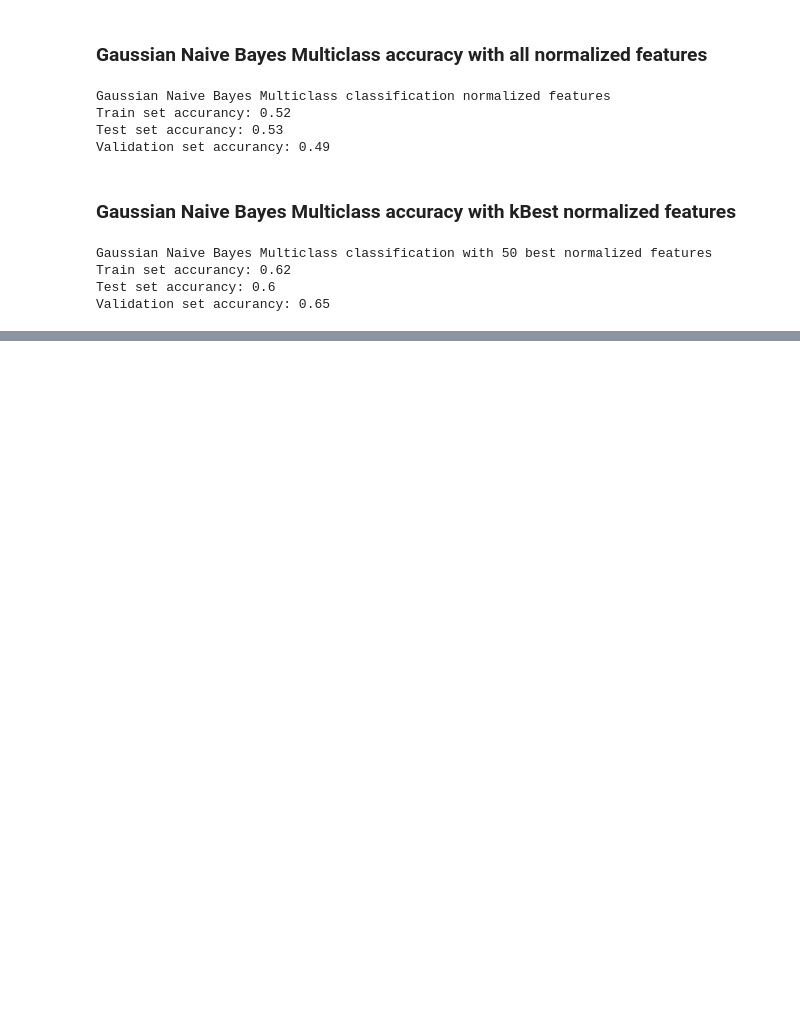
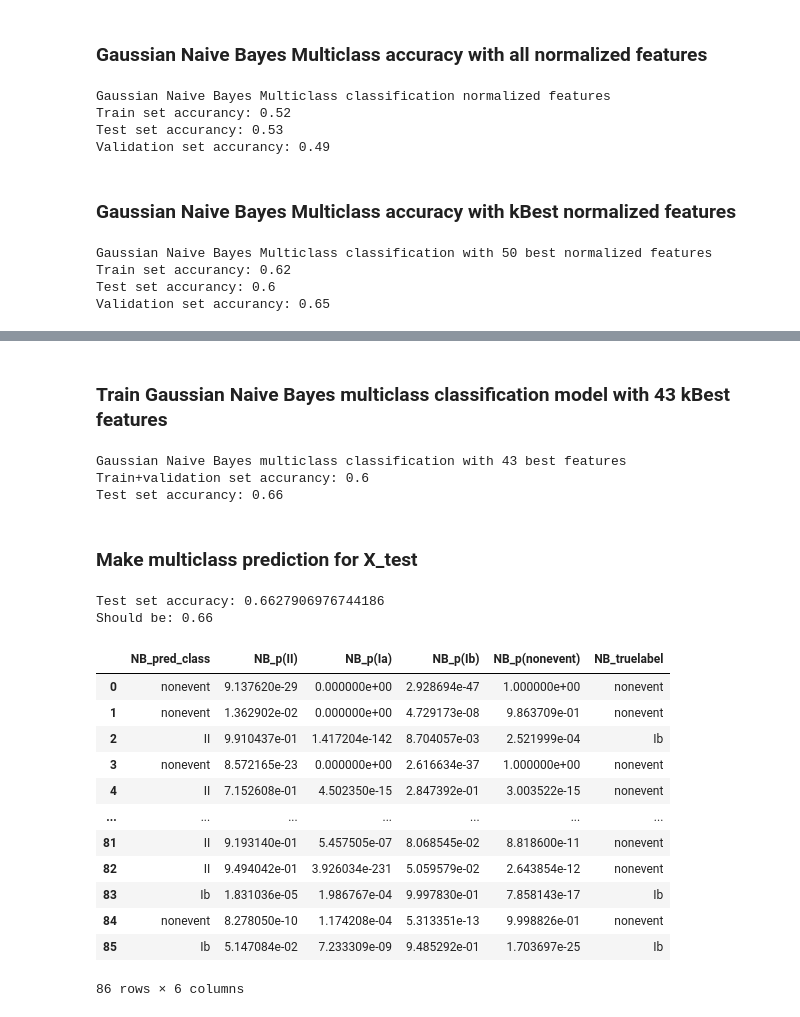
Before and after one commit to williwilliams3/TermProjectIML, a Jupyter notebook: naive_bayes.ipynb, the cells around one changed output, grey strips where cells are left out. Cells and saved outputs as stored; diff of their text form; code cells hidden in the pictures; blank space fills up the shorter version.

Commit message:
NB results

```diff
--- a/naive_bayes.ipynb
+++ b/naive_bayes.ipynb
@@ -379,0 +506,65 @@ Validation set accurancy: 0.65
+# %% [markdown]
+### Train Gaussian Naive Bayes multiclass classification model with 43 kBest features
+# %%
+X_trainval_i = X_trainval[bestCols3]
+X_test_i = X_test[bestCols3]
+npf_test_hidden_i = npf_test_hidden[bestCols3]
+
+model = GaussianNB()
+model.fit(X_trainval_i, y_trainval["class4"])
+
+print("Gaussian Naive Bayes multiclass classification with", len(bestCols3), "best features")
+print("Train+validation set accurancy:", round(accuracy_score(y_trainval["class4"], model.predict(X_trainval_i)),2))
+print("Test set accurancy:", round(accuracy_score(y_test["class4"], model.predict(X_test_i)),2))
+# %% [output]
+Gaussian Naive Bayes multiclass classification with 43 best features
+Train+validation set accurancy: 0.6
+Test set accurancy: 0.66
+# %% [markdown]
+### Make multiclass prediction for X_test
+# %%
+# Get prediction classes
+test_bin_class = pd.DataFrame(model.predict(X_test_i))
+
+# Get prediction probabilities
+test_bin_prob = pd.DataFrame(model.predict_proba(X_test_i))
+
+# Merge classes and probabilities
+test_bin_pred = pd.merge(test_bin_class, test_bin_prob, left_index=True, right_index=True)
+
+# Reset index of true labels to mach prediction index
+y_bin = y_test.copy()
+y_bin = y_bin.reset_index()
+
+# Add true labels
+test_bin_pred = pd.merge(test_bin_pred, y_bin["class4"], left_index=True, right_index=True)
+
+# Rename columns
+test_bin_pred.columns = ["NB_pred_class", "NB_p(II)", "NB_p(Ia)","NB_p(Ib)","NB_p(nonevent)", "NB_truelabel"]
+
+# Check accuracy
+ncorrect = test_bin_pred[test_bin_pred["NB_pred_class"] == test_bin_pred["NB_truelabel"]].shape[0]
+print("Test set accuracy:", ncorrect/y_test.shape[0])
+print("Should be:", round(accuracy_score(y_test["class4"], model.predict(X_test_i)),2))
+
+# Save results
+test_bin_pred.to_csv("prediction_results/NB_test_multi.csv", index=False)
+
+# Show dataframe
+test_bin_pred
+# %% [output]
+Test set accuracy: 0.6627906976744186
+Should be: 0.66
+|  | NB_pred_class | NB_p(II) | NB_p(Ia) | NB_p(Ib) | NB_p(nonevent) | NB_truelabel |
+| 0 | nonevent | 9.137620e-29 | 0.000000e+00 | 2.928694e-47 | 1.000000e+00 | nonevent |
+| 1 | nonevent | 1.362902e-02 | 0.000000e+00 | 4.729173e-08 | 9.863709e-01 | nonevent |
+| 2 | II | 9.910437e-01 | 1.417204e-142 | 8.704057e-03 | 2.521999e-04 | Ib |
+| 3 | nonevent | 8.572165e-23 | 0.000000e+00 | 2.616634e-37 | 1.000000e+00 | nonevent |
+| 4 | II | 7.152608e-01 | 4.502350e-15 | 2.847392e-01 | 3.003522e-15 | nonevent |
+| ... | ... | ... | ... | ... | ... | ... |
+| 81 | II | 9.193140e-01 | 5.457505e-07 | 8.068545e-02 | 8.818600e-11 | nonevent |
+| 82 | II | 9.494042e-01 | 3.926034e-231 | 5.059579e-02 | 2.643854e-12 | nonevent |
+| 83 | Ib | 1.831036e-05 | 1.986767e-04 | 9.997830e-01 | 7.858143e-17 | Ib |
+| 84 | nonevent | 8.278050e-10 | 1.174208e-04 | 5.313351e-13 | 9.998826e-01 | nonevent |
+| 85 | Ib | 5.147084e-02 | 7.233309e-09 | 9.485292e-01 | 1.703697e-25 | Ib |
+86 rows × 6 columns
```
Also changed, not shown: parts of 12 cells of this notebook, 4 other files.
